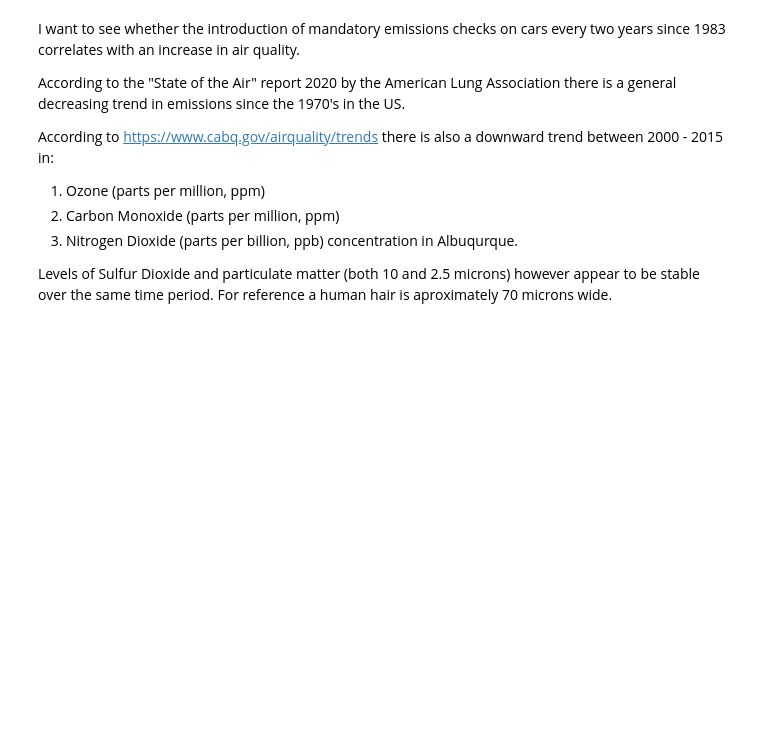
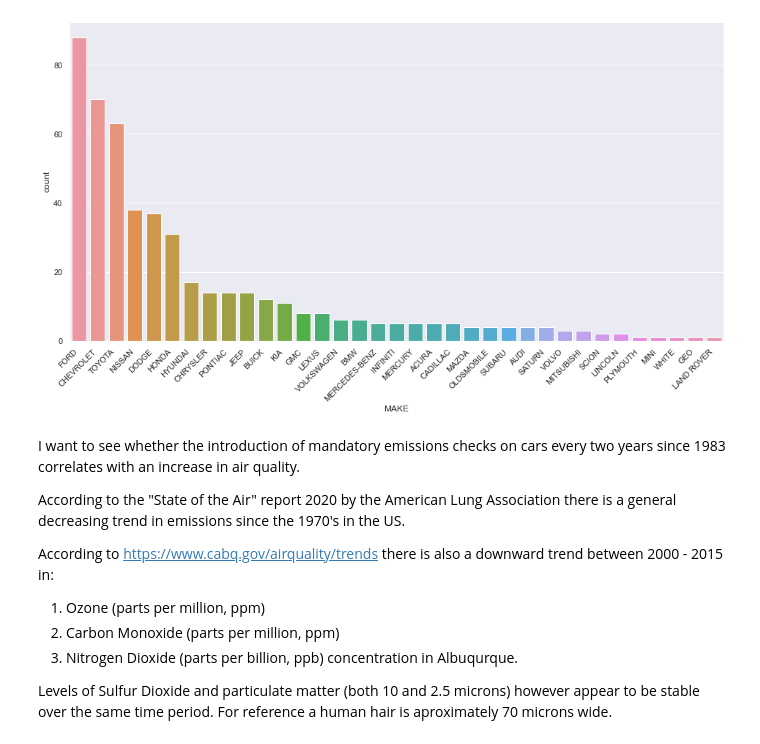
Before and after one commit to hanbo-e/wimlds_emissions, a Jupyter notebook: data_exploration_eeva.ipynb, the cells around one changed output. Drawn from its saved outputs; the diff is of its cells as text; code cells hidden in the pictures; blank space fills up the shorter version.

Commit message:
created meta data csv and made first exploratory graph

```diff
--- a/data_exploration_eeva.ipynb
+++ b/data_exploration_eeva.ipynb
@@ -17,0 +28,6 @@ Data is entered by emissions inspectors.
+# %%
+#Compare csv of meta data to columns in sample data set
+META_DIR = Path("data/2021_meta_table.csv")
+DATA_DIR = Path("data/sample201320.csv")
+df_meta = pd.read_csv(META_DIR, skipinitialspace=True, sep=",")
+df_samp = pd.read_csv(DATA_DIR, skipinitialspace=True, nrows=500)
@@ -18,3 +117,16 @@ Data is entered by emissions inspectors.
+# %%
+#what are the two test types?
+import seaborn as sns
+import matplotlib.pyplot as plt
+sns.set_theme(style="darkgrid")
+# %%
+plt.figure(figsize=(16,8))
+plot_1 = sns.countplot(x=df_samp['MAKE'], order=df_samp['MAKE'].value_counts().index)
+plot_1.set_xticklabels(plot_1.get_xticklabels(), rotation=45, horizontalalignment='right')
+None #don't show label object
+#plt.savefig('testfig.png')
+# %% [output]
+[figure, added]
 # %% [markdown]
 I want to see whether the introduction of mandatory emissions checks on cars every two years since 1983 correlates with an increase in air quality.
 
```
Also changed, not shown: parts of 10 cells of this notebook.
